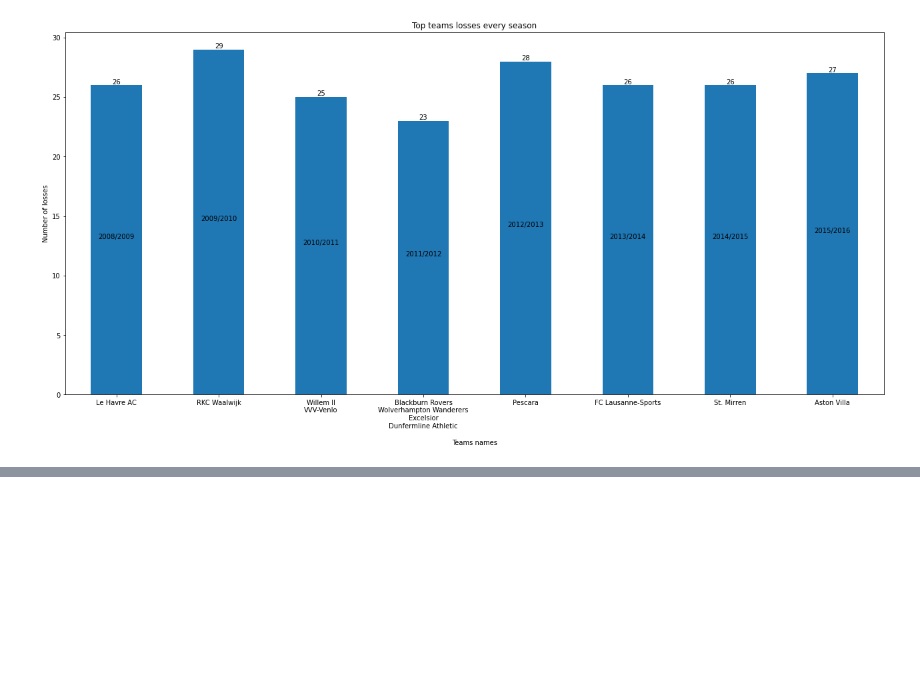
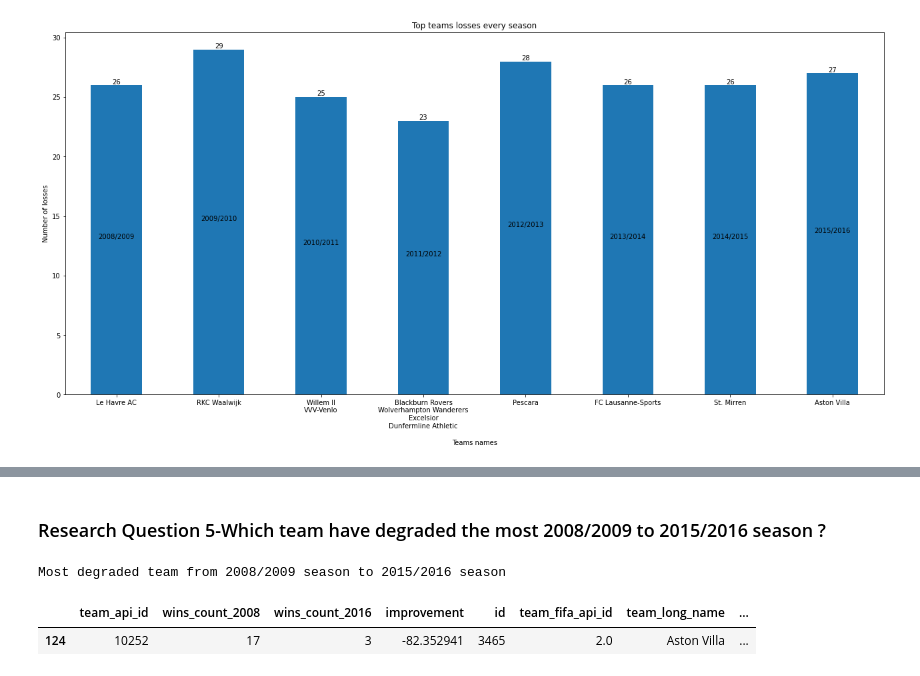
Before and after one commit to ahmed-m-nassar/Analysing-European-Soccer-Database, a Jupyter notebook: Investigate_a_Dataset.ipynb, the cells around one changed output, grey strips where cells are left out. Drawn from its saved outputs; the diff is of its cells as text; code cells hidden in the pictures; blank space fills up the shorter version.

```diff
--- a/Investigate_a_Dataset.ipynb
+++ b/Investigate_a_Dataset.ipynb
@@ -578,0 +354,9 @@ match_df.groupby(['season','winning_team_api_id']).count()
+# %% [markdown]
+### Research Question 5-Which team have degraded the most  2008/2009 to 2015/2016 season ?
+# %%
+print('Most degraded team from 2008/2009 season to 2015/2016 season')
+team_wins_count_2008_2016[team_wins_count_2008_2016['improvement'] == team_wins_count_2008_2016['improvement'].min()]
+# %% [output]
+Most degraded team from 2008/2009 season to 2015/2016 season
+|  | team_api_id | wins_count_2008 | wins_count_2016 | improvement | id | team_fifa_api_id | team_long_name | ... |
+| 124 | 10252 | 17 | 3 | -82.352941 | 3465 | 2.0 | Aston Villa | ... |
```
Also changed, not shown: parts of 47 cells of this notebook.
